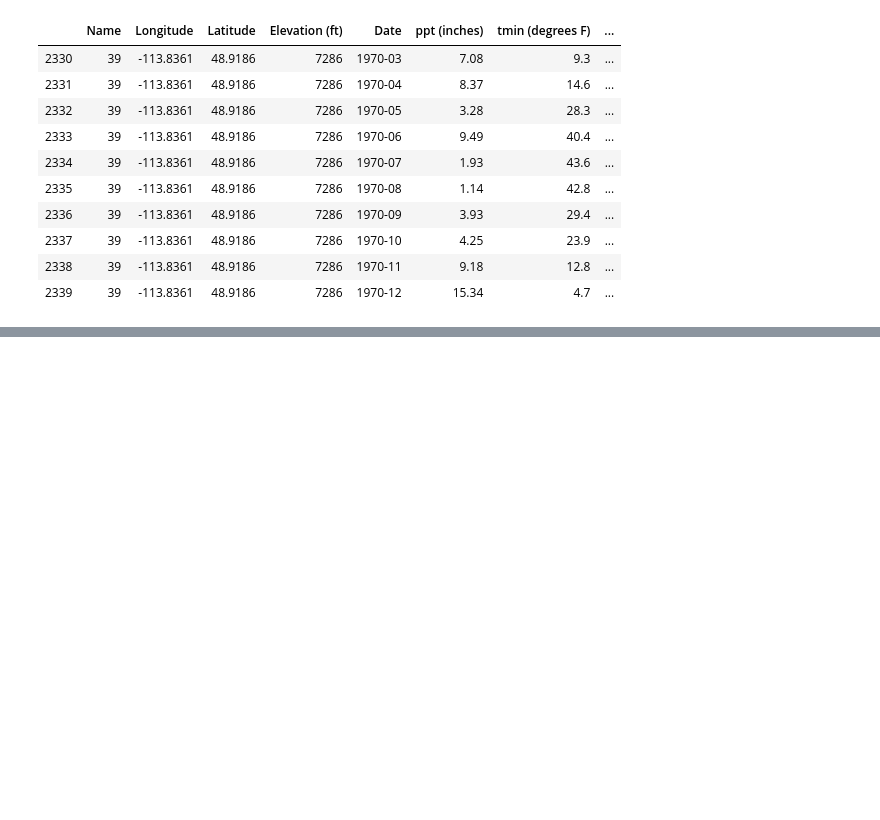
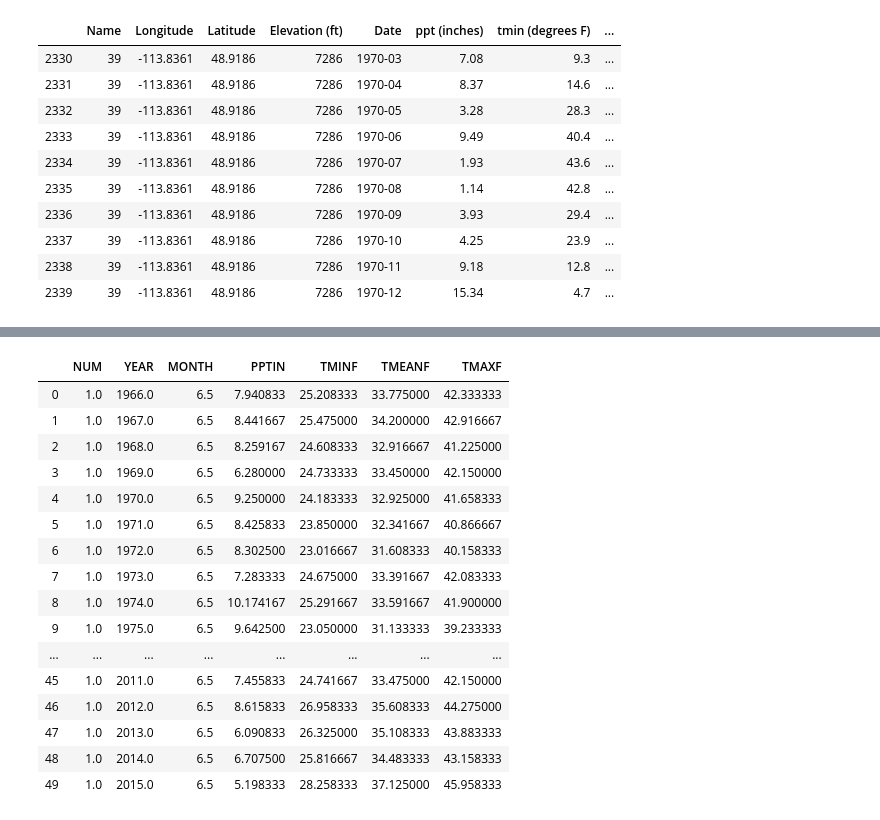
Before and after one commit to efano/GNP-glaciers, a Jupyter notebook: climate-data-exploratory.ipynb, the cells around one changed output, grey strips where cells are left out. Drawn from its saved outputs; the diff is of its cells as text; code cells hidden in the pictures; blank space fills up the shorter version.

```diff
--- a/climate-data-exploratory.ipynb
+++ b/climate-data-exploratory.ipynb
@@ -59,3 +60,6 @@ df.tail(10)
 | 2337 | 39 | -113.8361 | 48.9186 | 7286 | 1970-10 | 4.25 | 23.9 | ... |
 | 2338 | 39 | -113.8361 | 48.9186 | 7286 | 1970-11 | 9.18 | 12.8 | ... |
 | 2339 | 39 | -113.8361 | 48.9186 | 7286 | 1970-12 | 15.34 | 4.7 | ... |
+# %%
+df = pd.read_json('./data/climate-G1.json')
+df.head(13)
@@ -61,0 +81,20 @@ df.tail(10)
+# %%
+df.groupby(np.arange(len(df))//12).mean()
+# %% [output]
+|  | NUM | YEAR | MONTH | PPTIN | TMINF | TMEANF | TMAXF |
+| 0 | 1.0 | 1966.0 | 6.5 | 7.940833 | 25.208333 | 33.775000 | 42.333333 |
+| 1 | 1.0 | 1967.0 | 6.5 | 8.441667 | 25.475000 | 34.200000 | 42.916667 |
+| 2 | 1.0 | 1968.0 | 6.5 | 8.259167 | 24.608333 | 32.916667 | 41.225000 |
+| 3 | 1.0 | 1969.0 | 6.5 | 6.280000 | 24.733333 | 33.450000 | 42.150000 |
+| 4 | 1.0 | 1970.0 | 6.5 | 9.250000 | 24.183333 | 32.925000 | 41.658333 |
+| 5 | 1.0 | 1971.0 | 6.5 | 8.425833 | 23.850000 | 32.341667 | 40.866667 |
+| 6 | 1.0 | 1972.0 | 6.5 | 8.302500 | 23.016667 | 31.608333 | 40.158333 |
+| 7 | 1.0 | 1973.0 | 6.5 | 7.283333 | 24.675000 | 33.391667 | 42.083333 |
+| 8 | 1.0 | 1974.0 | 6.5 | 10.174167 | 25.291667 | 33.591667 | 41.900000 |
+| 9 | 1.0 | 1975.0 | 6.5 | 9.642500 | 23.050000 | 31.133333 | 39.233333 |
+| ... | ... | ... | ... | ... | ... | ... | ... |
+| 45 | 1.0 | 2011.0 | 6.5 | 7.455833 | 24.741667 | 33.475000 | 42.150000 |
+| 46 | 1.0 | 2012.0 | 6.5 | 8.615833 | 26.958333 | 35.608333 | 44.275000 |
+| 47 | 1.0 | 2013.0 | 6.5 | 6.090833 | 26.325000 | 35.108333 | 43.883333 |
+| 48 | 1.0 | 2014.0 | 6.5 | 6.707500 | 25.816667 | 34.483333 | 43.158333 |
+| 49 | 1.0 | 2015.0 | 6.5 | 5.198333 | 28.258333 | 37.125000 | 45.958333 |
```
Also changed, not shown: parts of 2 cells of this notebook, 6 other files.
